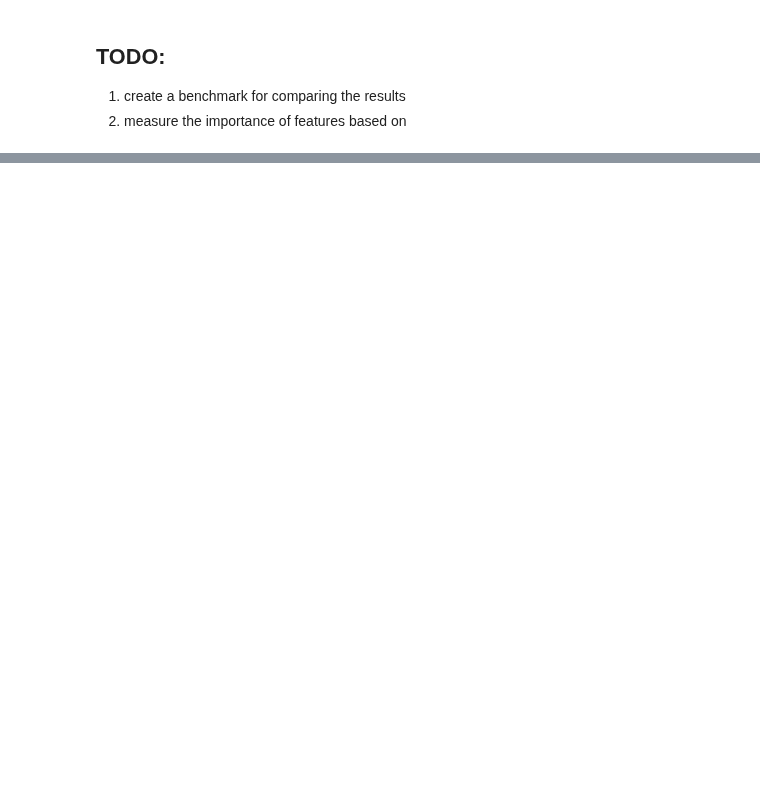
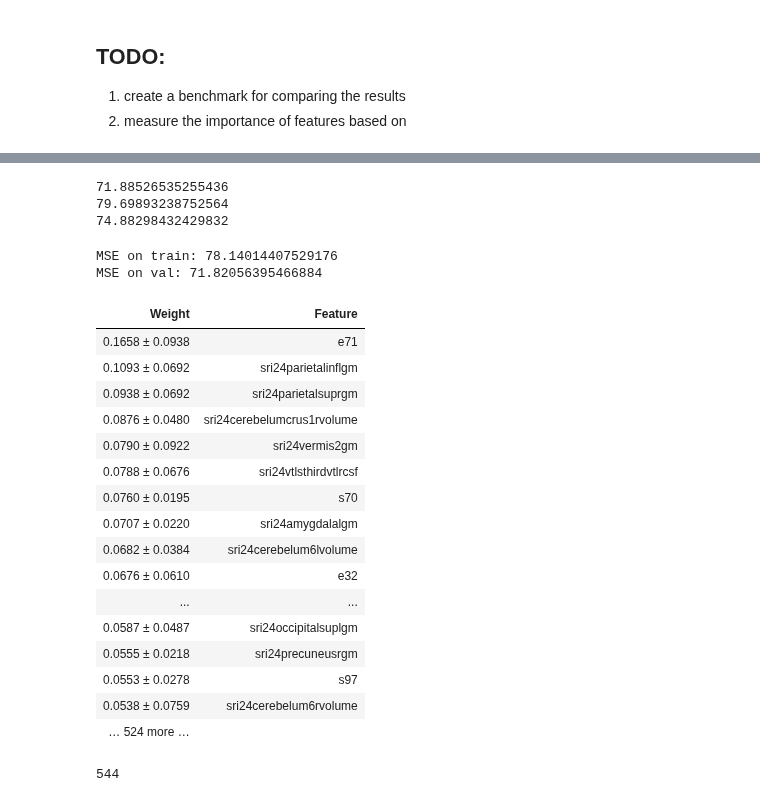
Before and after one commit to xgoogax/brainhack_abcd, a Jupyter notebook: benchmark - in progress.ipynb, the cells around one changed output, grey strips where cells are left out. Cells and saved outputs as stored; diff of their text form; code cells hidden in the pictures; blank space fills up the shorter version.

Commit message:
added feature importance exploration

```diff
--- a/benchmark - in progress.ipynb
+++ b/benchmark - in progress.ipynb
@@ -53,0 +98,31 @@ def restrict_dataset(df, df_dict, *filenames):
+# %%
+import itertools
+files_to_explore = ['./data/btsv01.txt','./data/cc_training_v2.csv', 'data/training_data_means.csv', \
+                    'data/training_data_stdevs.csv', 'data/training_data_entropy.csv']
+files_compound_variants = [list(set(x)) for x in itertools.permutations(files_to_explore, len(files_to_explore))]
+# training.meta_data.keys()
+column_variants = [restrict_dataset(dataset_cols, training.meta_data, f) for f in files_compound_variants]
+column_variants.extend([restrict_dataset(dataset_cols, training.meta_data, f, include_generated=False) for f in files_compound_variants])
+column_variants.append([x for x in range(train_data.shape[1])])
+# %%
+from IPython.display import display, clear_output
+import time
+results = {
+  'majority': mse(models['majority'], validation.labels),
+    'random': mse(models['random'], validation.labels)
+}
+best_val = 100
+best_ind = 0
+for i,x in enumerate(column_variants):
+    results[i] = {}
+    for model in models.keys():
+        if model not in ['majority', 'random']:
+            models[model].fit(train_data[:,x], training.labels)
+            pred = models[model].predict(val_data[:,x])
+            results[i][model] = mse(pred, validation.labels)
+            if results[i][model] < best_val:
+                best_val = results[i][model]
+                best_ind = i
+    clear_output(wait=True)
+    display('{} completed'.format(i))
+    time.sleep(0.01)
@@ -53,0 +151,18 @@ def restrict_dataset(df, df_dict, *filenames):
+# %%
+print(np.mean(svr_results))
+print(np.mean(randfor_results))
+print(np.mean(xgb_results))
+# %% [output]
+71.88526535255436
+79.69893238752564
+74.88298432429832
+# %%
+best_clf = SVR()
+best_clf.fit(train_data[:,column_variants[best_ind]], training.labels)
+preds_train = best_clf.predict(train_data[:,column_variants[best_ind]])
+preds_val = best_clf.predict(val_data[:,column_variants[best_ind]])
+print("MSE on train: {}".format(mse(preds_train, training.labels)))
+print("MSE on val: {}".format(mse(preds_val, validation.labels)))
+# %% [output]
+MSE on train: 78.14014407529176
+MSE on val: 71.82056395466884
@@ -53,0 +172,26 @@ def restrict_dataset(df, df_dict, *filenames):
+# %%
+perm = PermutationImportance(best_clf, random_state=1, scoring='neg_mean_squared_error').fit(val_data[:,column_variants[best_ind]], validation.labels)
+# %%
+eli5.show_weights(perm, feature_names = np.array(dataset_cols)[column_variants[best_ind]])
+# %% [output]
+| Weight | Feature |
+| 0.1658 ± 0.0938 | e71 |
+| 0.1093 ± 0.0692 | sri24parietalinflgm |
+| 0.0938 ± 0.0692 | sri24parietalsuprgm |
+| 0.0876 ± 0.0480 | sri24cerebelumcrus1rvolume |
+| 0.0790 ± 0.0922 | sri24vermis2gm |
+| 0.0788 ± 0.0676 | sri24vtlsthirdvtlrcsf |
+| 0.0760 ± 0.0195 | s70 |
+| 0.0707 ± 0.0220 | sri24amygdalalgm |
+| 0.0682 ± 0.0384 | sri24cerebelum6lvolume |
+| 0.0676 ± 0.0610 | e32 |
+| ... | ... |
+| 0.0587 ± 0.0487 | sri24occipitalsuplgm |
+| 0.0555 ± 0.0218 | sri24precuneusrgm |
+| 0.0553 ± 0.0278 | s97 |
+| 0.0538 ± 0.0759 | sri24cerebelum6rvolume |
+| … 524 more … |  |
+# %%
+len(perm.feature_importances_)
+# %% [output]
+544
```
Also changed, not shown: parts of 14 cells of this notebook, 3 other files.
